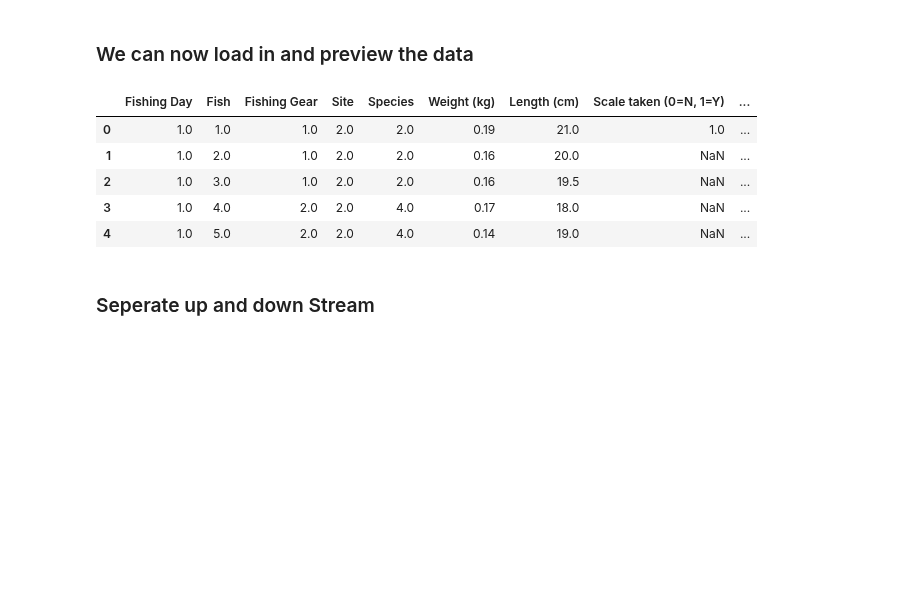
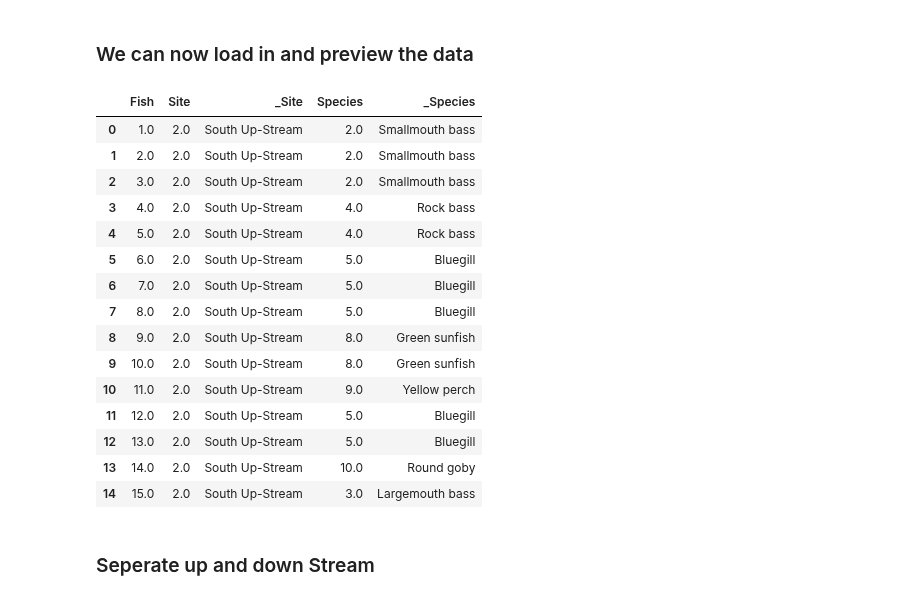
Before and after one commit to casonk/Flint_River_Ecology, a Jupyter notebook: Notebooks/Diversity_Bubble_Plot.ipynb, the cells around one changed output. Cells and saved outputs as stored; diff of their text form; code cells hidden in the pictures; blank space fills up the shorter version.

```diff
--- a/Notebooks/Diversity_Bubble_Plot.ipynb
+++ b/Notebooks/Diversity_Bubble_Plot.ipynb
@@ -11,14 +11,24 @@ import matplotlib.pyplot as plt
 # %%
 cfh = 'F:\\Research\\Funded\\UIREEJ\\Flint_River_Ecology\\Data\\Catch.pkl'
 catch = pd.read_pickle(cfh)
-catch.head()
+catch[['Fish', 'Site', '_Site', 'Species', '_Species']].head(15)
 # %% [output]
-|  | Fishing Day | Fish | Fishing Gear | Site | Species | Weight (kg) | Length (cm) | Scale taken (0=N, 1=Y) | ... |
-| 0 | 1.0 | 1.0 | 1.0 | 2.0 | 2.0 | 0.19 | 21.0 | 1.0 | ... |
-| 1 | 1.0 | 2.0 | 1.0 | 2.0 | 2.0 | 0.16 | 20.0 | NaN | ... |
-| 2 | 1.0 | 3.0 | 1.0 | 2.0 | 2.0 | 0.16 | 19.5 | NaN | ... |
-| 3 | 1.0 | 4.0 | 2.0 | 2.0 | 4.0 | 0.17 | 18.0 | NaN | ... |
-| 4 | 1.0 | 5.0 | 2.0 | 2.0 | 4.0 | 0.14 | 19.0 | NaN | ... |
+|  | Fish | Site | _Site | Species | _Species |
+| 0 | 1.0 | 2.0 | South Up-Stream | 2.0 | Smallmouth bass |
+| 1 | 2.0 | 2.0 | South Up-Stream | 2.0 | Smallmouth bass |
+| 2 | 3.0 | 2.0 | South Up-Stream | 2.0 | Smallmouth bass |
+| 3 | 4.0 | 2.0 | South Up-Stream | 4.0 | Rock bass |
+| 4 | 5.0 | 2.0 | South Up-Stream | 4.0 | Rock bass |
+| 5 | 6.0 | 2.0 | South Up-Stream | 5.0 | Bluegill |
+| 6 | 7.0 | 2.0 | South Up-Stream | 5.0 | Bluegill |
+| 7 | 8.0 | 2.0 | South Up-Stream | 5.0 | Bluegill |
+| 8 | 9.0 | 2.0 | South Up-Stream | 8.0 | Green sunfish |
+| 9 | 10.0 | 2.0 | South Up-Stream | 8.0 | Green sunfish |
+| 10 | 11.0 | 2.0 | South Up-Stream | 9.0 | Yellow perch |
+| 11 | 12.0 | 2.0 | South Up-Stream | 5.0 | Bluegill |
+| 12 | 13.0 | 2.0 | South Up-Stream | 5.0 | Bluegill |
+| 13 | 14.0 | 2.0 | South Up-Stream | 10.0 | Round goby |
+| 14 | 15.0 | 2.0 | South Up-Stream | 3.0 | Largemouth bass |
 # %% [markdown]
 ### Seperate up and down Stream
 # %%
```
Also changed, not shown: parts of 3 cells of this notebook.
